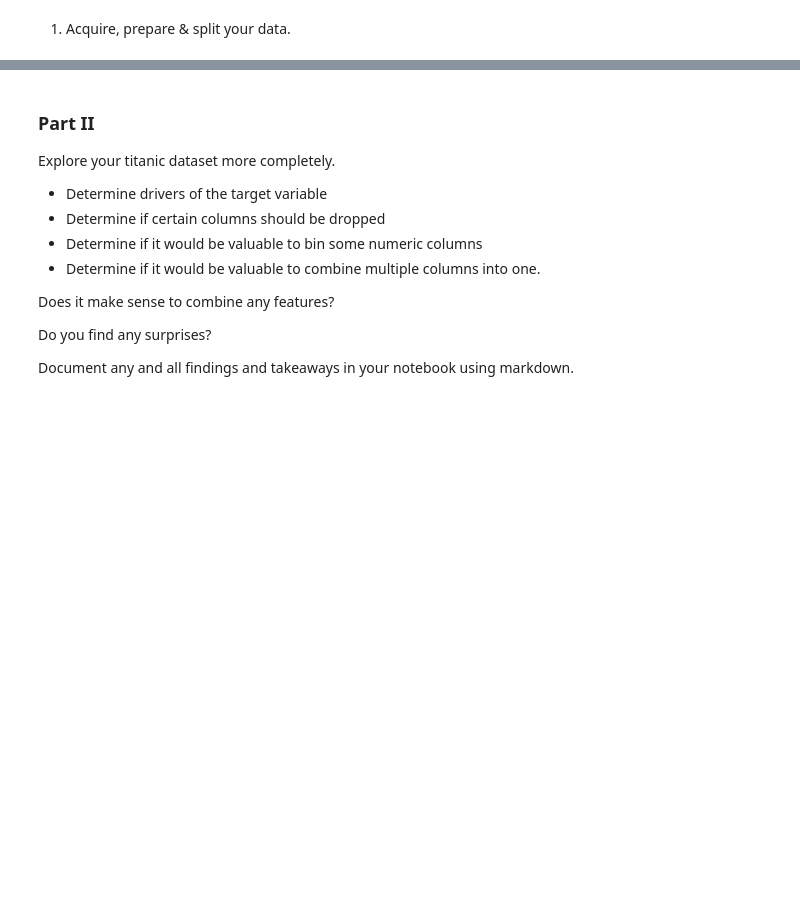
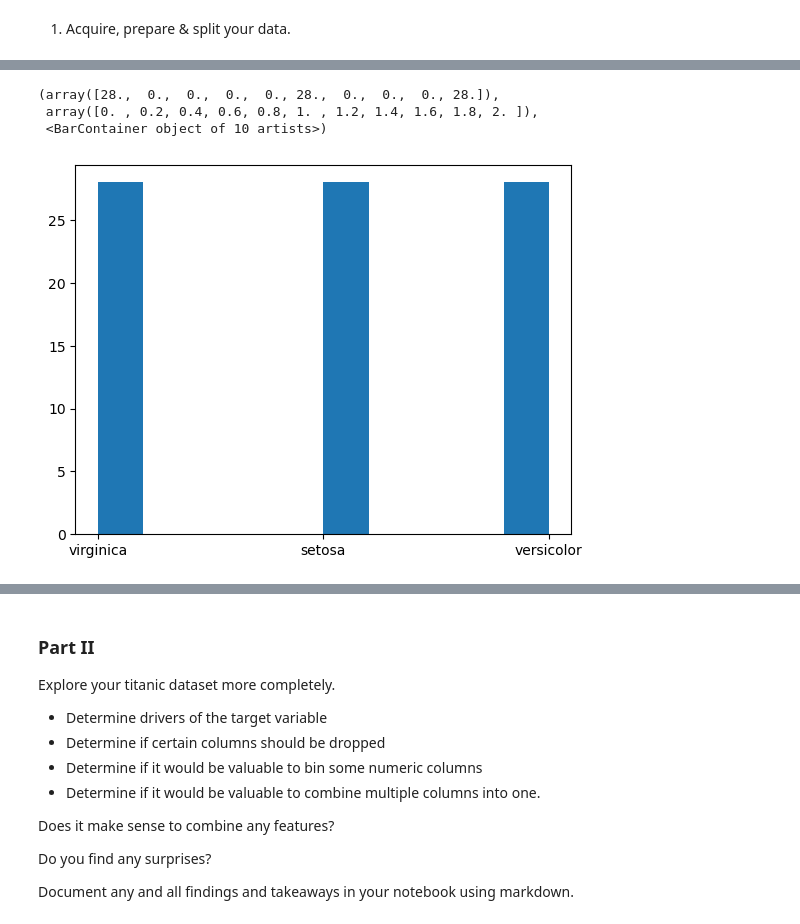
Before and after one commit to stephen-c-perry/classification-exercises, a Jupyter notebook: classification_exercises.ipynb, the cells around one changed output, grey strips where cells are left out. Drawn from its saved outputs; the diff is of its cells as text; code cells hidden in the pictures; blank space fills up the shorter version.

```diff
--- a/classification_exercises.ipynb
+++ b/classification_exercises.ipynb
@@ -913,0 +992,12 @@ train_telco.size, validate_telco.size, test_telco.size
+# %%
+# For each species (categorical variable): create a frequency table and a bar plot of those frequencies.
+
+train_iris.head()
+species_total = train_iris.species.value_counts()
+species_total
+plt.hist(train_iris.species)
+# %% [output]
+(array([28.,  0.,  0.,  0.,  0., 28.,  0.,  0.,  0., 28.]),
+ array([0. , 0.2, 0.4, 0.6, 0.8, 1. , 1.2, 1.4, 1.6, 1.8, 2. ]),
+ <BarContainer object of 10 artists>)
+[figure, added]
```
Also changed, not shown: parts of 26 cells of this notebook.
